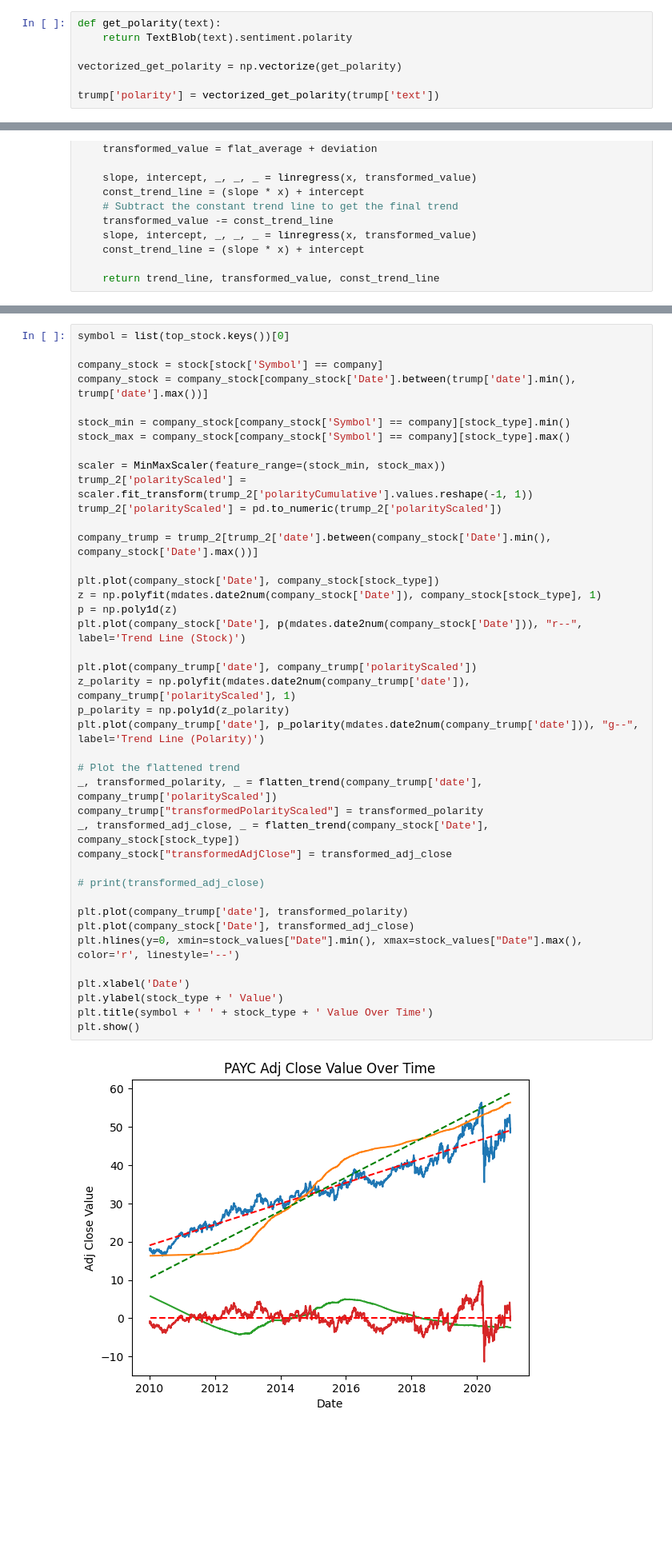
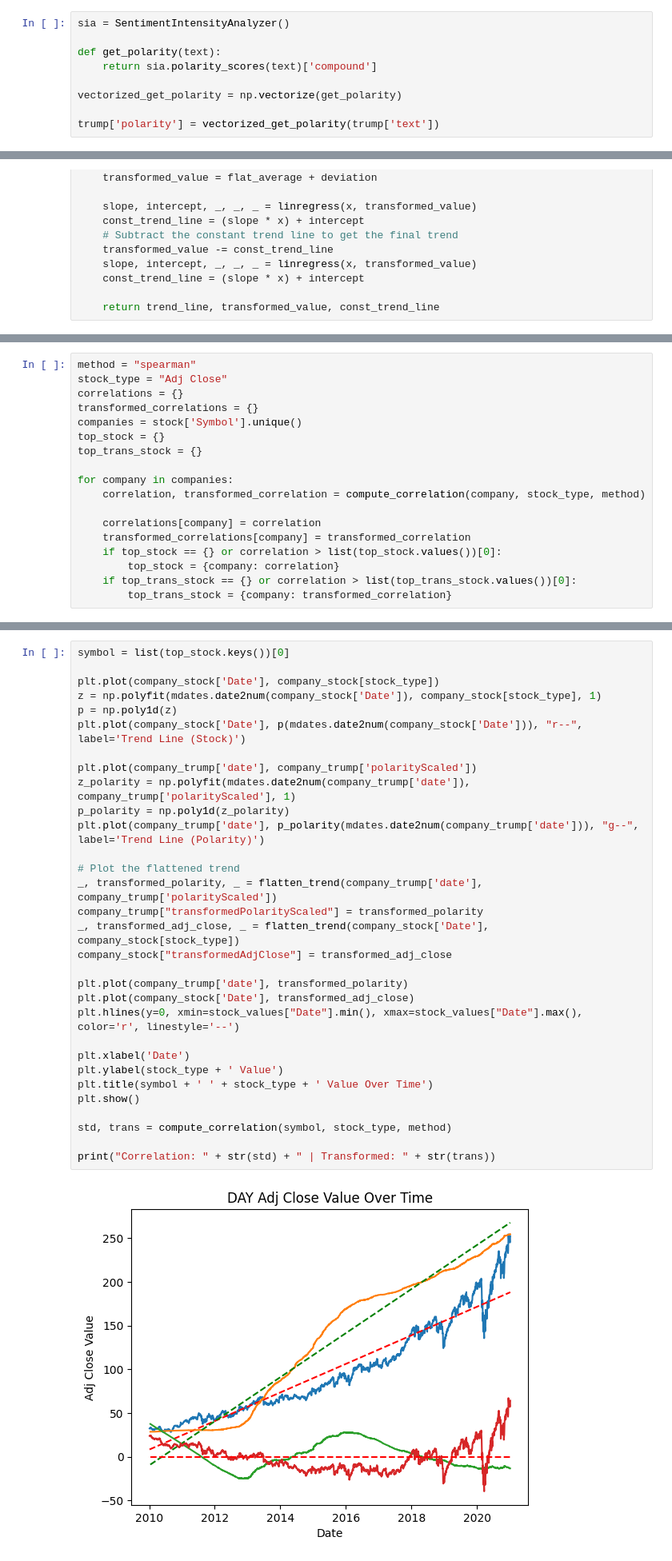
Before and after one commit to boyeaalhagie/trump-stock-predictor, a Jupyter notebook: trump_sp500_correlator.ipynb, the cells around one changed output, grey strips where cells are left out. Shown at 80% size. Cells and saved outputs as stored; diff of their text form; blank space fills up the shorter version.

Commit message:
Update correlation computation

```diff
--- a/trump_sp500_correlator.ipynb
+++ b/trump_sp500_correlator.ipynb
@@ -35,8 +42,10 @@ def remove_links(text):
 trump['text'] = retweet_filtered['text'].apply(remove_links)
 trump.dropna(subset=['text'], inplace=True)
 # %%
+sia = SentimentIntensityAnalyzer()
+
 def get_polarity(text):
-    return TextBlob(text).sentiment.polarity
+    return sia.polarity_scores(text)['compound']
 
 vectorized_get_polarity = np.vectorize(get_polarity)
 
@@ -214,3 +209,21 @@ for company in companies:
+# %%
+method = "spearman"
+stock_type = "Adj Close"
+correlations = {}
+transformed_correlations = {}
+companies = stock['Symbol'].unique()
+top_stock = {}
+top_trans_stock = {}
+
+for company in companies:
+    correlation, transformed_correlation = compute_correlation(company, stock_type, method)
+
+    correlations[company] = correlation
+    transformed_correlations[company] = transformed_correlation
+    if top_stock == {} or correlation > list(top_stock.values())[0]:
+        top_stock = {company: correlation}
+    if top_trans_stock == {} or correlation > list(top_trans_stock.values())[0]:
+        top_trans_stock = {company: transformed_correlation}
 # %%
 correlations = pd.Series(correlations)
 correlations = correlations.sort_values(ascending=False)
@@ -230,43 +259,33 @@ dtype: float64
 # %%
 symbol = list(top_stock.keys())[0]
-
-company_stock = stock[stock['Symbol'] == company]
-company_stock = company_stock[company_stock['Date'].between(trump['date'].min(), trump['date'].max())]
-
-stock_min = company_stock[company_stock['Symbol'] == company][stock_type].min()
-stock_max = company_stock[company_stock['Symbol'] == company][stock_type].max()
-
-scaler = MinMaxScaler(feature_range=(stock_min, stock_max))
-trump_2['polarityScaled'] = scaler.fit_transform(trump_2['polarityCumulative'].values.reshape(-1, 1))
-trump_2['polarityScaled'] = pd.to_numeric(trump_2['polarityScaled'])
-
-company_trump = trump_2[trump_2['date'].between(company_stock['Date'].min(), company_stock['Date'].max())]
 
 plt.plot(company_stock['Date'], company_stock[stock_type])
 z = np.polyfit(mdates.date2num(company_stock['Date']), company_stock[stock_type], 1)
 p = np.poly1d(z)
 plt.plot(company_stock['Date'], p(mdates.date2num(company_stock['Date'])), "r--", label='Trend Line (Stock)')
 
 plt.plot(company_trump['date'], company_trump['polarityScaled'])
 z_polarity = np.polyfit(mdates.date2num(company_trump['date']), company_trump['polarityScaled'], 1)
 p_polarity = np.poly1d(z_polarity)
 plt.plot(company_trump['date'], p_polarity(mdates.date2num(company_trump['date'])), "g--", label='Trend Line (Polarity)')
 
 # Plot the flattened trend
 _, transformed_polarity, _ = flatten_trend(company_trump['date'], company_trump['polarityScaled'])
 company_trump["transformedPolarityScaled"] = transformed_polarity
 _, transformed_adj_close, _ = flatten_trend(company_stock['Date'], company_stock[stock_type])
 company_stock["transformedAdjClose"] = transformed_adj_close
 
-# print(transformed_adj_close)
-
 plt.plot(company_trump['date'], transformed_polarity)
 plt.plot(company_stock['Date'], transformed_adj_close)
 plt.hlines(y=0, xmin=stock_values["Date"].min(), xmax=stock_values["Date"].max(), color='r', linestyle='--')
 
 plt.xlabel('Date')
 plt.ylabel(stock_type + ' Value')
 plt.title(symbol + ' ' + stock_type + ' Value Over Time')
 plt.show()
+
+std, trans = compute_correlation(symbol, stock_type, method)
+
+print("Correlation: " + str(std) + " | Transformed: " + str(trans))
 # %% [output]
-[figure, old version]
+[figure, new version]
```
Also changed, not shown: parts of 9 cells of this notebook.
